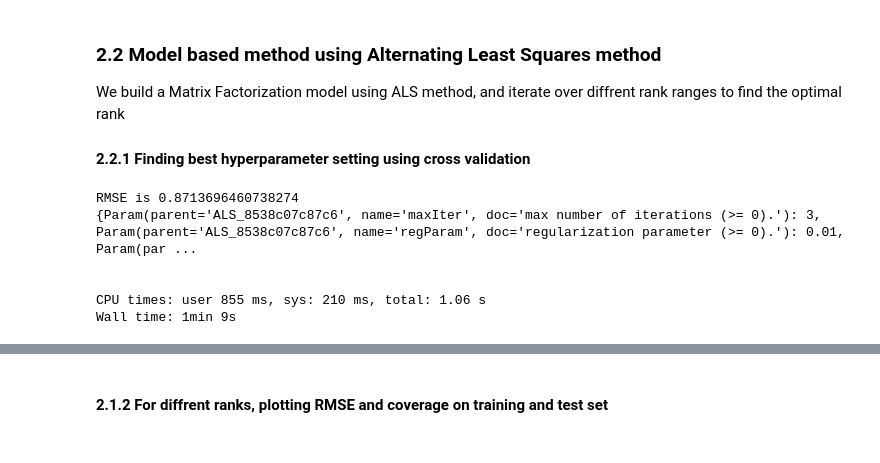
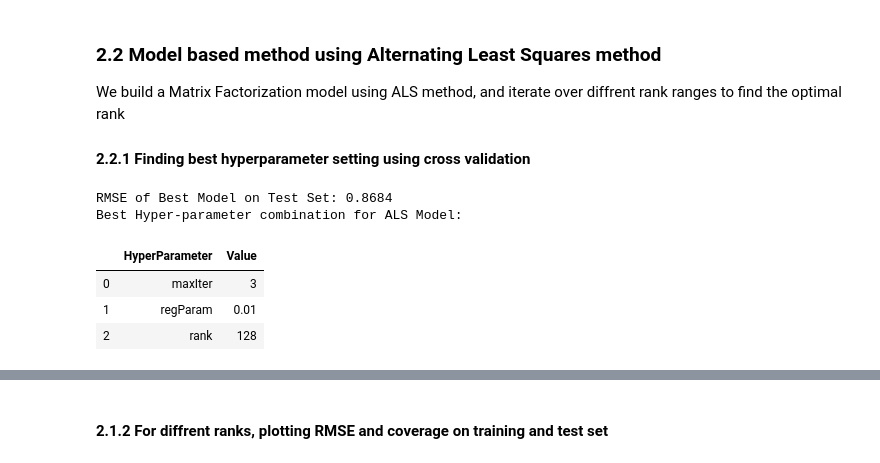
Before and after one commit to ridhi1412/personalization_1, a Jupyter notebook: Final.ipynb, the cells around one changed output, grey strips where cells are left out. Drawn from its saved outputs; the diff is of its cells as text; code cells hidden in the pictures.

Commit message:
prettified hyperparameter combinations in spark cross validation method

```diff
--- a/Final.ipynb
+++ b/Final.ipynb
@@ -79,29 +78,33 @@ We build a Matrix Factorization model using ALS method, and iterate over diffren
 # %%
 %%time
 
 # Creating a Parameter Grid for ALS
 model = ALS(userCol="userId",
                   itemCol="movieId",
                   ratingCol="rating",
                   coldStartStrategy="drop",
                   nonnegative=True)
 
 paramGrid = ParamGridBuilder() \
             .addGrid(model.maxIter, [3]) \
             .addGrid(model.regParam, [0.01,0.1]) \
             .addGrid(model.rank, [64, 128]) \
             .build()
 
 # Finding best parameter combination from cross validation
-cross_validation(ratings_spark_df,
-                 model=model,
-                 evaluator='Regression',
-                 param_grid=paramGrid,
-                 k_folds=3)
+best_hyper_parameter, best_model = cross_validation(ratings_spark_df,
+                                                     model=model,
+                                                     evaluator='Regression',
+                                                     param_grid=paramGrid,
+                                                     k_folds=3)
+
+print("Best Hyper-parameter combination for ALS Model:")
+display(best_hyper_parameter)
+print('\n')
 # %% [output]
-RMSE is 0.8713696460738274
-{Param(parent='ALS_8538c07c87c6', name='maxIter', doc='max number of iterations (>= 0).'): 3, Param(parent='ALS_8538c07c87c6', name='regParam', doc='regularization parameter (>= 0).'): 0.01, Param(par ...
-
-
-CPU times: user 855 ms, sys: 210 ms, total: 1.06 s
-Wall time: 1min 9s
+RMSE of Best Model on Test Set: 0.8684
+Best Hyper-parameter combination for ALS Model:
+|  | HyperParameter | Value |
+| 0 | maxIter | 3 |
+| 1 | regParam | 0.01 |
+| 2 | rank | 128 |
```
Also changed, not shown: parts of 6 cells of this notebook, 1 other file.
